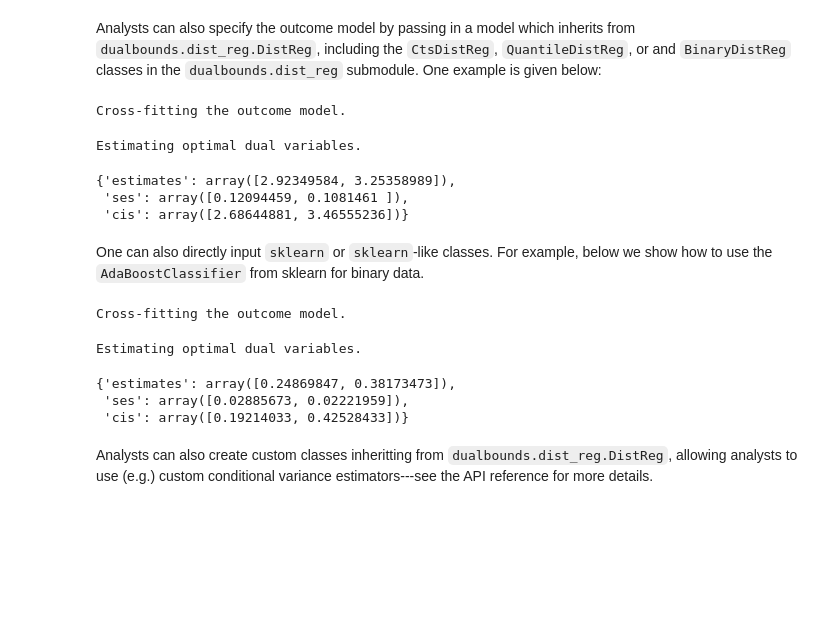
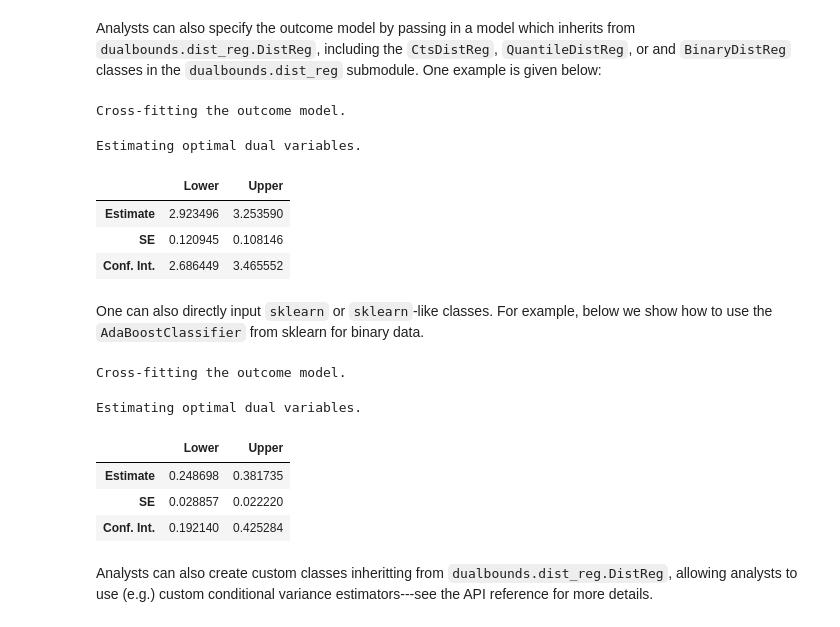
Before and after one commit to amspector100/dualbounds, a Jupyter notebook: docs/source/tutorials.ipynb, the cells around one changed output. Cells and saved outputs as stored; diff of their text form; code cells hidden in the pictures; blank space fills up the shorter version.

```diff
--- a/docs/source/tutorials.ipynb
+++ b/docs/source/tutorials.ipynb
@@ -148,23 +168,24 @@ Analysts can also specify the outcome model by passing in a model which inherits
 # %%
 Y_model = db.dist_reg.CtsDistReg(
     model_type='elasticnet',
     eps_dist='empirical',
     how_transform='interactions', # create interactions btwn X and W
     heterosked_model='lasso',
     heterosked_kwargs=dict(cv=3), # kwargs for model for Var(Y|X)
 )
 dbnd = DualBounds(
     Y_model=Y_model, # use random forest model
     f=lambda y0, y1, x: np.maximum(y1-y0,0), # estimand
     X=data['X'], W=data['W'], y=data['y'], pis=data['pis'], # data
 )
-dbnd.compute_dual_bounds(alpha=0.05)
+dbnd.fit(alpha=0.05).results()
 # %% [output]
 Cross-fitting the outcome model.
 Estimating optimal dual variables.
-{'estimates': array([2.92349584, 3.25358989]),
- 'ses': array([0.12094459, 0.1081461 ]),
- 'cis': array([2.68644881, 3.46555236])}
+|  | Lower | Upper |
+| Estimate | 2.923496 | 3.253590 |
+| SE | 0.120945 | 0.108146 |
+| Conf. Int. | 2.686449 | 3.465552 |
 # %% [markdown]
 One can also directly input ``sklearn`` or ``sklearn``-like classes. For example, below we show how to use the ``AdaBoostClassifier`` from sklearn for binary data.
 # %%
@@ -179,13 +200,14 @@ dbnd = DualBounds(
     y=data['y'] > 0, # make the outcome binary
     X=data['X'], W=data['W'], pis=data['pis'], # data
 )
-dbnd.compute_dual_bounds(alpha=0.05)
+dbnd.fit(alpha=0.05).results()
 # %% [output]
 Cross-fitting the outcome model.
 Estimating optimal dual variables.
-{'estimates': array([0.24869847, 0.38173473]),
- 'ses': array([0.02885673, 0.02221959]),
- 'cis': array([0.19214033, 0.42528433])}
+|  | Lower | Upper |
+| Estimate | 0.248698 | 0.381735 |
+| SE | 0.028857 | 0.022220 |
+| Conf. Int. | 0.192140 | 0.425284 |
 # %% [markdown]
 Analysts can also create custom classes inheritting from ``dualbounds.dist_reg.DistReg``, allowing analysts to use (e.g.) custom conditional variance estimators---see the API reference for more details.
 # %% [markdown]
```
Also changed, not shown: parts of 15 cells of this notebook, 14 other files.
